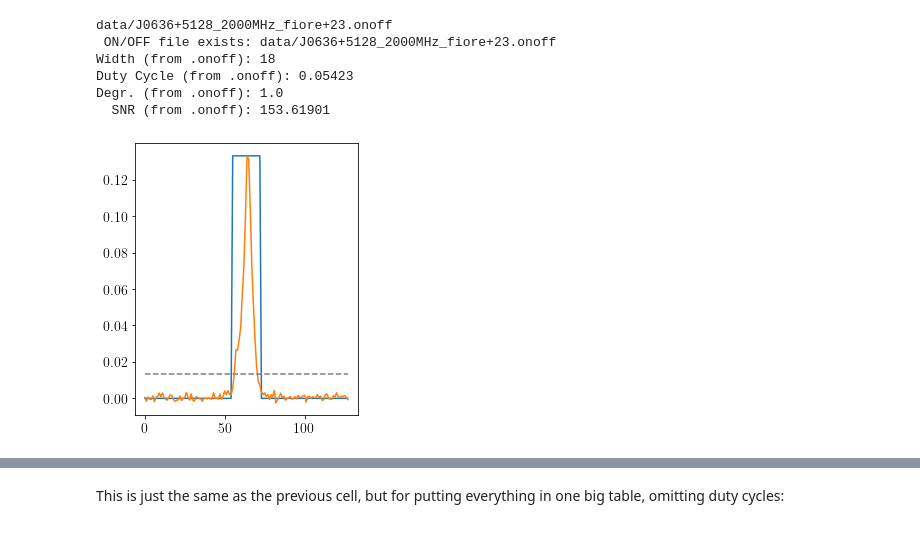
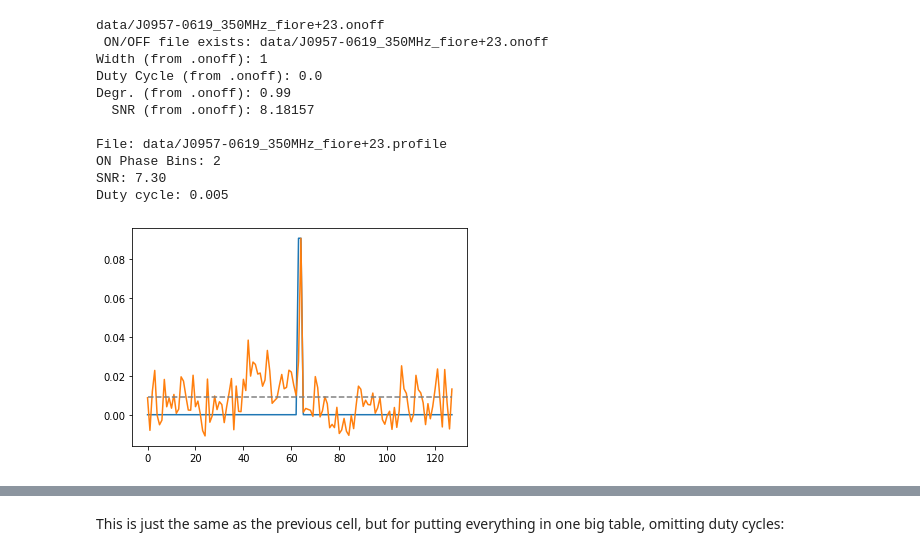
Before and after one commit to wcfiore/gbncc_viii, a Jupyter notebook: prof_flux_est.ipynb, the cells around one changed output, grey strips where cells are left out. Drawn from its saved outputs; the diff is of its cells as text; code cells hidden in the pictures.

Commit message:
Created .onoff files with new separation thresholds

```diff
--- a/prof_flux_est.ipynb
+++ b/prof_flux_est.ipynb
@@ -324,7 +324,13 @@ def onoff(OBSERVING_FREQ, index, OVERWRITE_ONOFF=False, box_width=None, zoom=Fal
         box = np.zeros(nbin)
 
         interpulse_width = 0
-        if ('J1816' in ff) and ('350MHz' in ff):
+        if ('J1816' in ff) and ('149MHz' in ff):
+            ipi = 72
+            ipf = 105
+            box[ipi:ipf] += 0.5*max(profile) # Add for J1816, 350 MHz
+            interpulse_width = len(box[ipi:ipf])
+            #dummy_box_width -= interpulse_width
+        elif ('J1816' in ff) and ('350MHz' in ff):
             ipi = 72
             ipf = 95
             box[ipi:ipf] += 0.3*max(profile) # Add for J1816, 350 MHz
@@ -400,7 +406,7 @@ def onoff(OBSERVING_FREQ, index, OVERWRITE_ONOFF=False, box_width=None, zoom=Fal
             area += scipy.integrate.simps(profile[temp_inds])
         W_eq = area/np.max(profile) # width (in bins) of box with equivalent area and peak height of profile
         duty = W_eq/nbin
-        print(f"Duty cycle: {duty:.2f}")
+        print(f"Duty cycle: {duty:.3f}")
 
     plt.plot(on_window)
     plt.plot(profile)
@@ -423,20 +429,25 @@ def onoff(OBSERVING_FREQ, index, OVERWRITE_ONOFF=False, box_width=None, zoom=Fal
             for pp,oo in zip(profile,onoff):
                 f.write(f"{pp:.8f} {oo}\n")
 # %%
-onoff(2000,
-      0#, OVERWRITE_ONOFF = True, box_width = 11
+onoff(350,
+      5#, OVERWRITE_ONOFF = True, box_width = 2
       ,zoom = False   # if not False, number of phase bins on either side of profile
       #,zoom = 5      # zoom may not work for profiles with interpulses, only works if overwriting
       )
 plt.show()
 # %% [output]
-data/J0636+5128_2000MHz_fiore+23.onoff
- ON/OFF file exists: data/J0636+5128_2000MHz_fiore+23.onoff
-Width (from .onoff): 18
-Duty Cycle (from .onoff): 0.05423
-Degr. (from .onoff): 1.0
-  SNR (from .onoff): 153.61901
+data/J0957-0619_350MHz_fiore+23.onoff
+ ON/OFF file exists: data/J0957-0619_350MHz_fiore+23.onoff
+Width (from .onoff): 1
+Duty Cycle (from .onoff): 0.0
+Degr. (from .onoff): 0.99
+  SNR (from .onoff): 8.18157
+
+File: data/J0957-0619_350MHz_fiore+23.profile
+ON Phase Bins: 2
+SNR: 7.30
+Duty cycle: 0.005
-[figure, old version]
+[figure, new version]
 # %%
 freqs = [57.15,149.0,350.0,430.0,820.0,1380.0,1500.0,2000.0]
 for freq in freqs:
```
Also changed, not shown: parts of 5 cells of this notebook, 44 other files.
